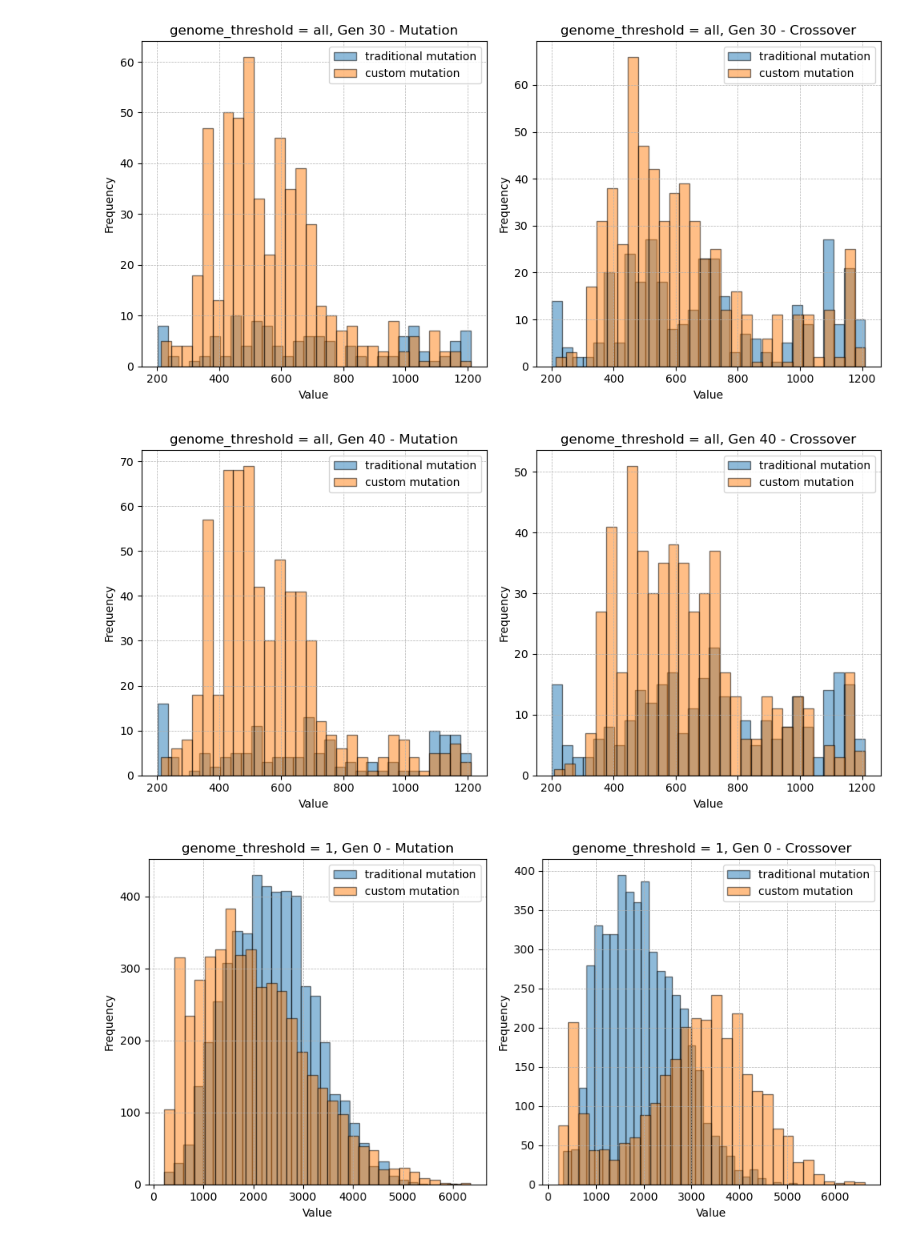
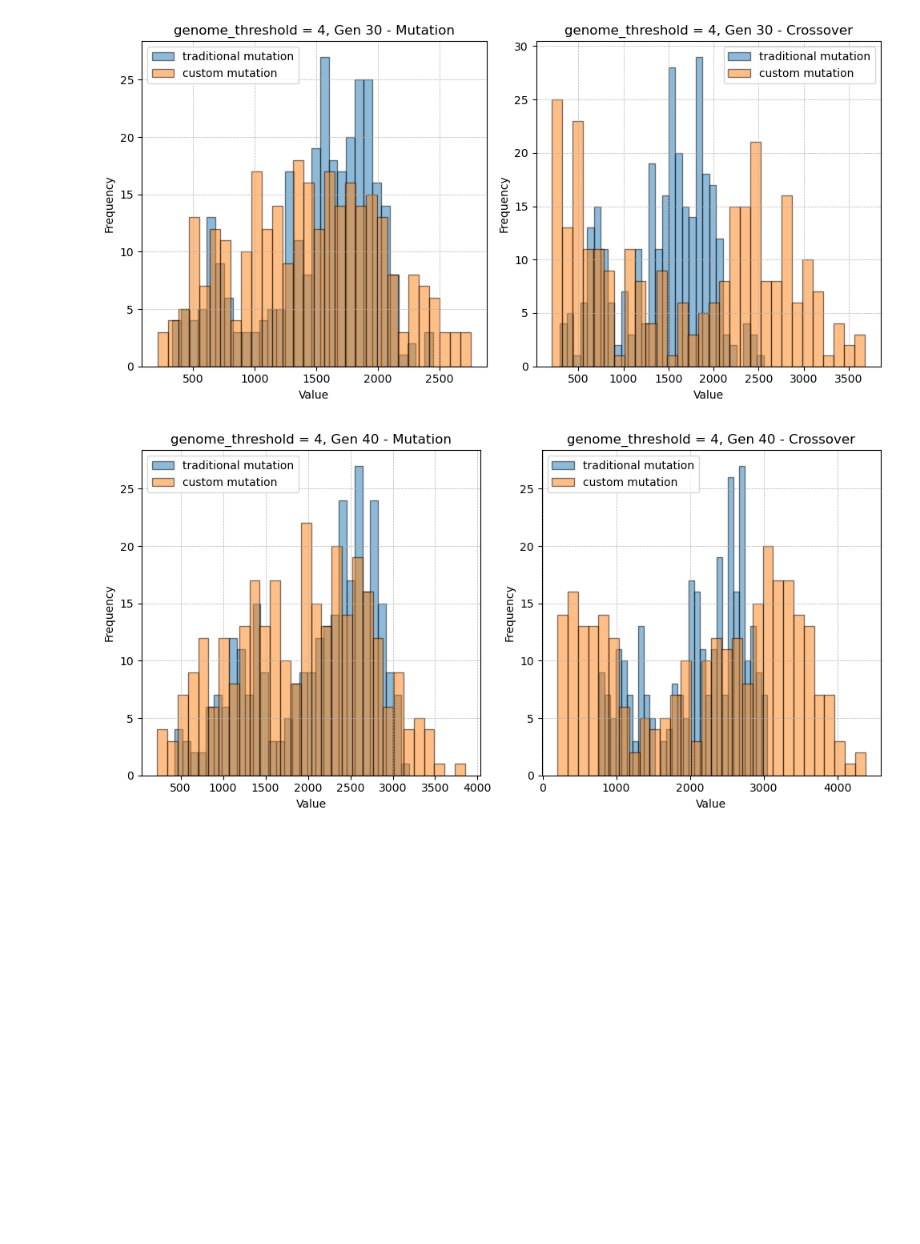
Before and after one commit to Giancarlo-Catalano/PSSearch, a Jupyter notebook: Gian_experimental/NSGAIICustom/testing_in_vitro/compare_operators.ipynb, the cells around one changed output. Drawn from its saved outputs; the diff is of its cells as text; code cells hidden in the pictures; blank space fills up the shorter version.

```diff
--- a/Gian_experimental/NSGAIICustom/testing_in_vitro/compare_operators.ipynb
+++ b/Gian_experimental/NSGAIICustom/testing_in_vitro/compare_operators.ipynb
@@ -100,7 +100,7 @@ cbg = contents_by_generation
 def not_low(values):
     return [value for value in values if value > 200]
 
-for genome_threshold in [None, 1, 2, 3]:
+for genome_threshold in [4]:
     for generation in range(0, 45, 10):
 
         tm_data = not_low(cbg[genome_threshold, generation, "tm"])
@@ -129,3 +129,2 @@ for genome_threshold in [None, 1, 2, 3]:
-[figure, old version]
+[figure, new version]
-[figure, old version]
+[figure, new version]
-[figure, removed]
```
Also changed, not shown: parts of 1 cell of this notebook, 5 other files.
